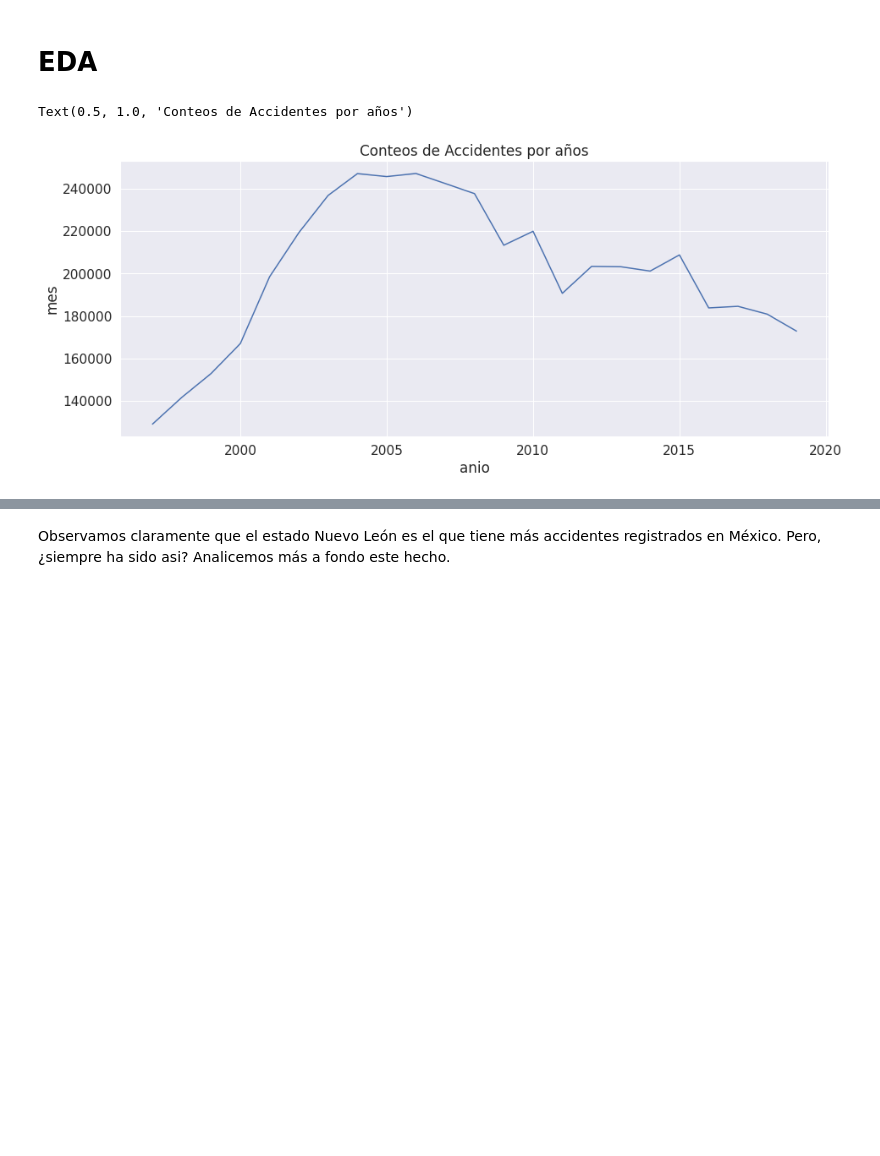
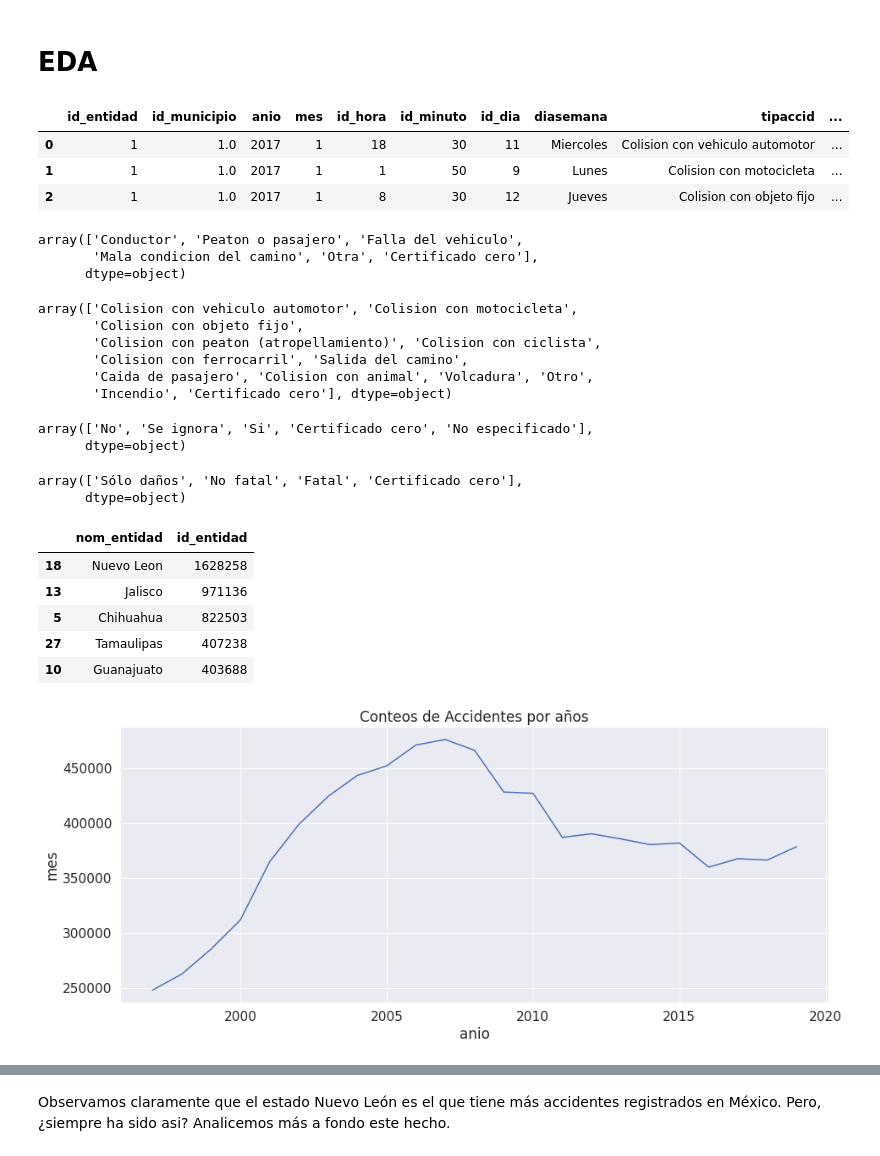
Before and after one commit to Enriquesec/Los_regios_son_los_mas_aventados, a Jupyter notebook: notebooks/02_exploratory_data_analysis.ipynb, the cells around one changed output, grey strips where cells are left out. Drawn from its saved outputs; the diff is of its cells as text; code cells hidden in the pictures; blank space fills up the shorter version.

```diff
--- a/notebooks/02_exploratory_data_analysis.ipynb
+++ b/notebooks/02_exploratory_data_analysis.ipynb
@@ -14,15 +15,54 @@ from random import sample
 # %%
 # cargamos los datos historicos
 accidentes_mexico = pd.read_csv("../data/processed/atus_anual_1997_2019.csv", index_col=False)
-accidentes_mexico.head()
-
-entidad = accidentes_mexico.groupby("nom_entidad").id_entidad.count().reset_index().sort_values("id_entidad", ascending=False)
+accidentes_mexico["diasemana"] = accidentes_mexico["diasemana"].replace({"lunes":"Lunes"})
+accidentes_mexico.head(3)
+# %% [output]
+|  | id_entidad | id_municipio | anio | mes | id_hora | id_minuto | id_dia | diasemana | tipaccid | ... |
+| 0 | 1 | 1.0 | 2017 | 1 | 18 | 30 | 11 | Miercoles | Colision con vehiculo automotor | ... |
+| 1 | 1 | 1.0 | 2017 | 1 | 1 | 50 | 9 | Lunes | Colision con motocicleta | ... |
+| 2 | 1 | 1.0 | 2017 | 1 | 8 | 30 | 12 | Jueves | Colision con objeto fijo | ... |
+# %%
+accidentes_mexico.causaacci.unique()
+# %% [output]
+array(['Conductor', 'Peaton o pasajero', 'Falla del vehiculo',
+       'Mala condicion del camino', 'Otra', 'Certificado cero'],
+      dtype=object)
+# %%
+accidentes_mexico.tipaccid.unique()
+# %% [output]
+array(['Colision con vehiculo automotor', 'Colision con motocicleta',
+       'Colision con objeto fijo',
+       'Colision con peaton (atropellamiento)', 'Colision con ciclista',
+       'Colision con ferrocarril', 'Salida del camino',
+       'Caida de pasajero', 'Colision con animal', 'Volcadura', 'Otro',
+       'Incendio', 'Certificado cero'], dtype=object)
+# %%
+accidentes_mexico.aliento.unique()
+# %% [output]
+array(['No', 'Se ignora', 'Si', 'Certificado cero', 'No especificado'],
+      dtype=object)
+# %%
+accidentes_mexico.clasacc.unique()
+# %% [output]
+array(['Sólo daños', 'No fatal', 'Fatal', 'Certificado cero'],
+      dtype=object)
+# %%
+entidad = accidentes_mexico.groupby("nom_entidad").id_entidad.count().reset_index().sort_values("id_entidad", ascending=False)
+entidad.head()
+# %% [output]
+|  | nom_entidad | id_entidad |
+| 18 | Nuevo Leon | 1628258 |
+| 13 | Jalisco | 971136 |
+| 5 | Chihuahua | 822503 |
+| 27 | Tamaulipas | 407238 |
+| 10 | Guanajuato | 403688 |
 # %%
 # graficamos el numero total de accidentes por años.
 plt.rcParams['figure.figsize'] = (15, 6)
-sns.lineplot(data=accidentes_mexico[accidentes_mexico.nom_entidad.isin(entidad["nom_entidad"].tolist()[0:6])].groupby(["anio"], as_index=False).mes.count(),
+sns.lineplot(data=accidentes_mexico.groupby(["anio"], as_index=False).mes.count(),
              x="anio", y="mes")
 plt.title("Conteos de Accidentes por años")
+plt.show()
 # %% [output]
-Text(0.5, 1.0, 'Conteos de Accidentes por años')
-[figure, old version]
+[figure, new version]
```
Also changed, not shown: parts of 26 cells of this notebook, 2 other files.
